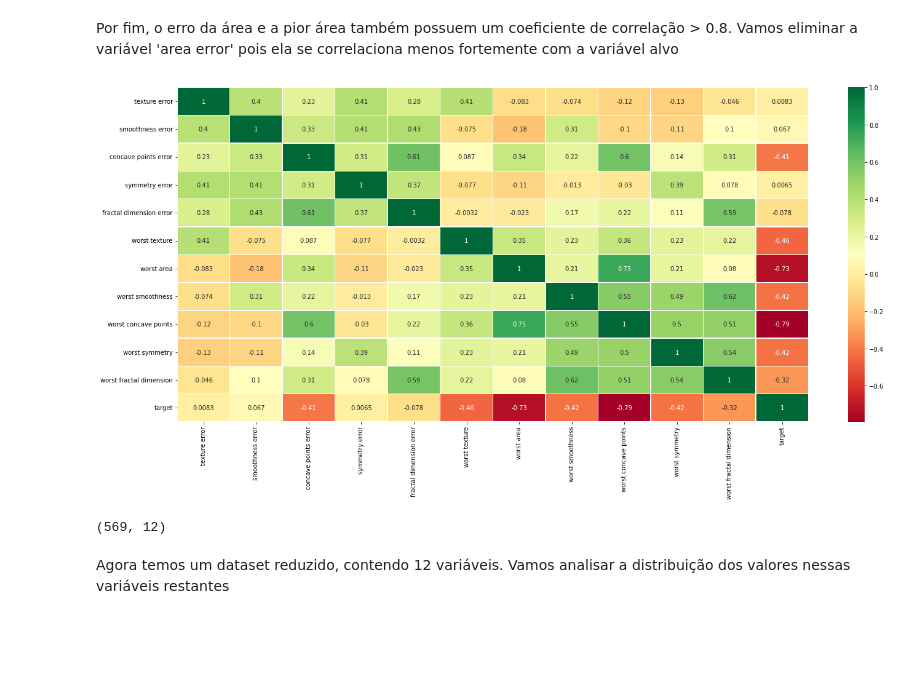
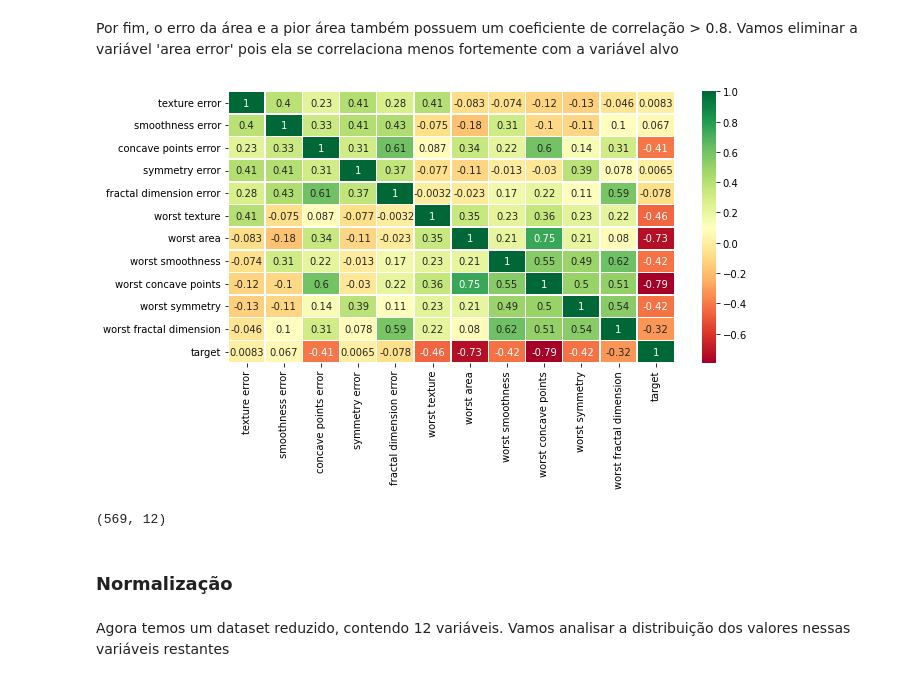
Before and after one commit to ailafelixa/ML-Model-Breast-Cancer-Predition-WisconsinDataset, a Jupyter notebook: breast_cancer_model.ipynb, the cells around one changed output. Saved outputs shown, nothing was run; the diff lists cells and outputs as text; code cells hidden in the pictures; blank space fills up the shorter version.

```diff
--- a/breast_cancer_model.ipynb
+++ b/breast_cancer_model.ipynb
@@ -181,15 +181,17 @@ Por fim, o erro da área e a pior área também possuem um coeficiente de correl
 # %%
 data_df = data_df.drop(['area error'], axis=1)
 # %%
-plt.figure(figsize=(23, 10))
+plt.figure(figsize=(10, 5))
 color_palette = 'RdYlGn'
 hm_pp = sns.heatmap(data_df.corr(),annot=True, linewidth=.5, cmap=color_palette)
 # %% [output]
-[figure, old version]
+[figure, new version]
 # %%
 data_df.shape
 # %% [output]
 (569, 12)
+# %% [markdown]
+### Normalização
 # %% [markdown]
 Agora temos um dataset reduzido, contendo 12 variáveis. Vamos analisar a distribuição dos valores nessas variáveis restantes
 # %%
```
Also changed, not shown: parts of 8 cells of this notebook.
